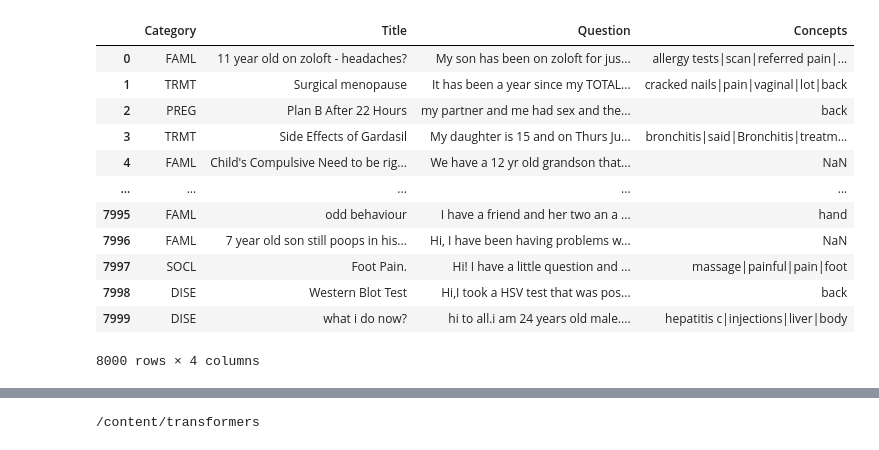
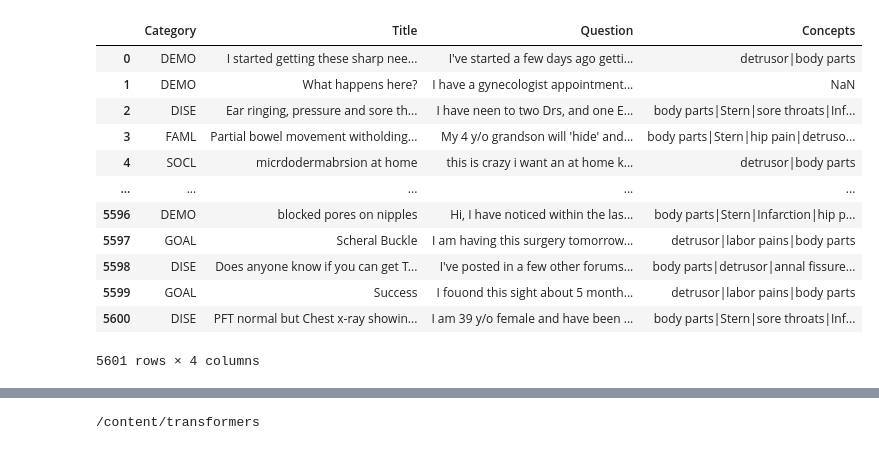
Before and after one commit to jitaishik/Test, a Jupyter notebook: bert.ipynb, the cells around one changed output, grey strips where cells are left out. Drawn from its saved outputs; the diff is of its cells as text; code cells hidden in the pictures.

```diff
--- a/bert.ipynb
+++ b/bert.ipynb
@@ -80,17 +84,19 @@ df_final.to_csv('/content/transformers/data/ichi/tmp_train.tsv',sep="\t",index=F
 # %%
-df=pd.read_csv("/content/transformers/data/ichi/tmp_train.tsv",sep="\t")
-df
+
+
+df_final_tmp_11112=pd.read_csv("/content/transformers/new_data/temp_lcf_train.tsv",sep="\t")
+df_final_tmp_11112
 # %% [output]
 |  | Category | Title | Question | Concepts |
-| 0 | FAML | 11 year old on zoloft - headaches? | My son has been on zoloft for jus... | allergy tests|scan|referred pain|... |
-| 1 | TRMT | Surgical menopause | It has been a year since my TOTAL... | cracked nails|pain|vaginal|lot|back |
-| 2 | PREG | Plan B After 22 Hours | my partner and me had sex and the... | back |
-| 3 | TRMT | Side Effects of Gardasil | My daughter is 15 and on Thurs Ju... | bronchitis|said|Bronchitis|treatm... |
-| 4 | FAML | Child's Compulsive Need to be rig... | We have a 12 yr old grandson that... | NaN |
+| 0 | DEMO | I started getting these sharp nee... | I've started a few days ago getti... | detrusor|body parts |
+| 1 | DEMO | What happens here? | I have a gynecologist appointment... | NaN |
+| 2 | DISE | Ear ringing, pressure and sore th... | I have neen to two Drs, and one E... | body parts|Stern|sore throats|Inf... |
+| 3 | FAML | Partial bowel movement witholding... | My 4 y/o grandson will 'hide' and... | body parts|Stern|hip pain|detruso... |
+| 4 | SOCL | micrdodermabrsion at home | this is crazy i want an at home k... | detrusor|body parts |
 | ... | ... | ... | ... | ... |
-| 7995 | FAML | odd behaviour | I have a friend and her two an a ... | hand |
-| 7996 | FAML | 7 year old son still poops in his... | Hi, I have been having problems w... | NaN |
-| 7997 | SOCL | Foot Pain. | Hi! I have a little question and ... | massage|painful|pain|foot |
-| 7998 | DISE | Western Blot Test | Hi,I took a HSV test that was pos... | back |
-| 7999 | DISE | what i do now? | hi to all.i am 24 years old male.... | hepatitis c|injections|liver|body |
+| 5596 | DEMO | blocked pores on nipples | Hi, I have noticed within the las... | body parts|Stern|Infarction|hip p... |
+| 5597 | GOAL | Scheral Buckle | I am having this surgery tomorrow... | detrusor|labor pains|body parts |
+| 5598 | DISE | Does anyone know if you can get T... | I've posted in a few other forums... | body parts|detrusor|annal fissure... |
+| 5599 | GOAL | Success | I fouond this sight about 5 month... | detrusor|labor pains|body parts |
+| 5600 | DISE | PFT normal but Chest x-ray showin... | I am 39 y/o female and have been ... | body parts|Stern|sore throats|Inf... |
-8000 rows × 4 columns
+5601 rows × 4 columns
```
Also changed, not shown: parts of 14 cells of this notebook.
